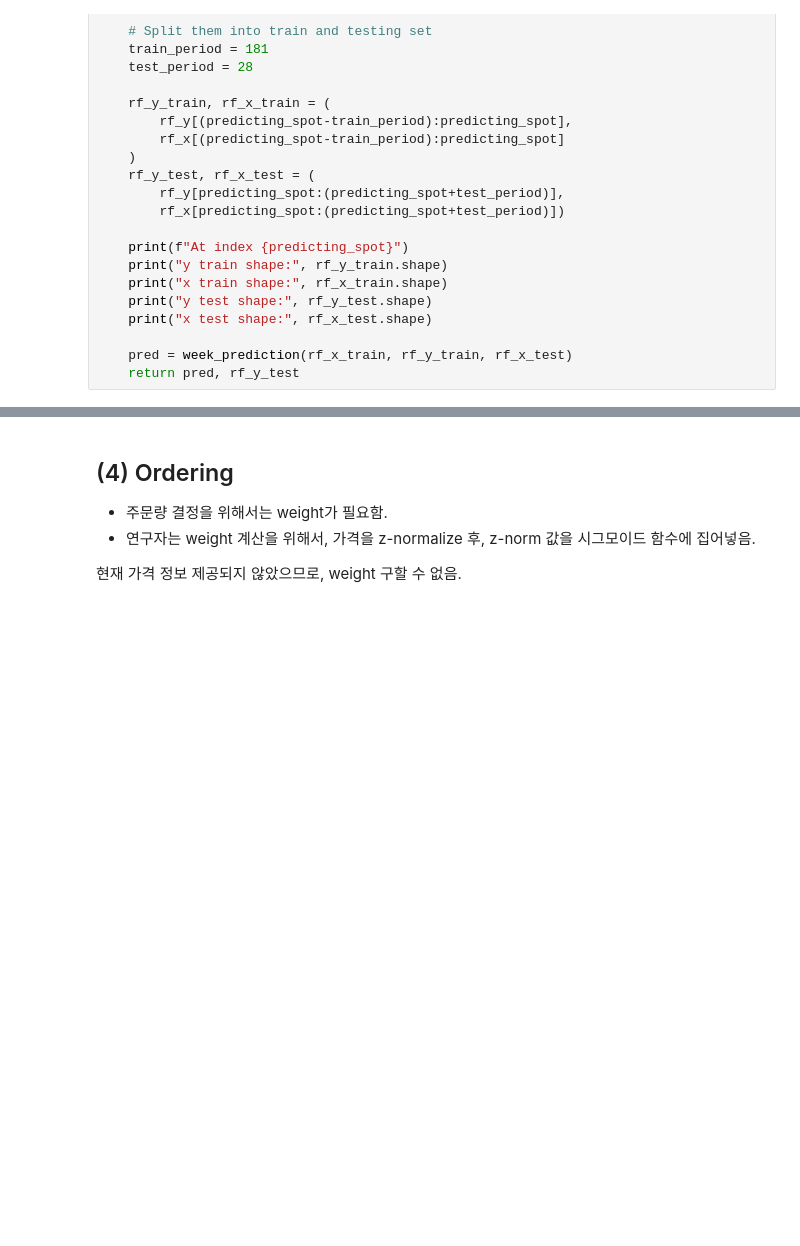
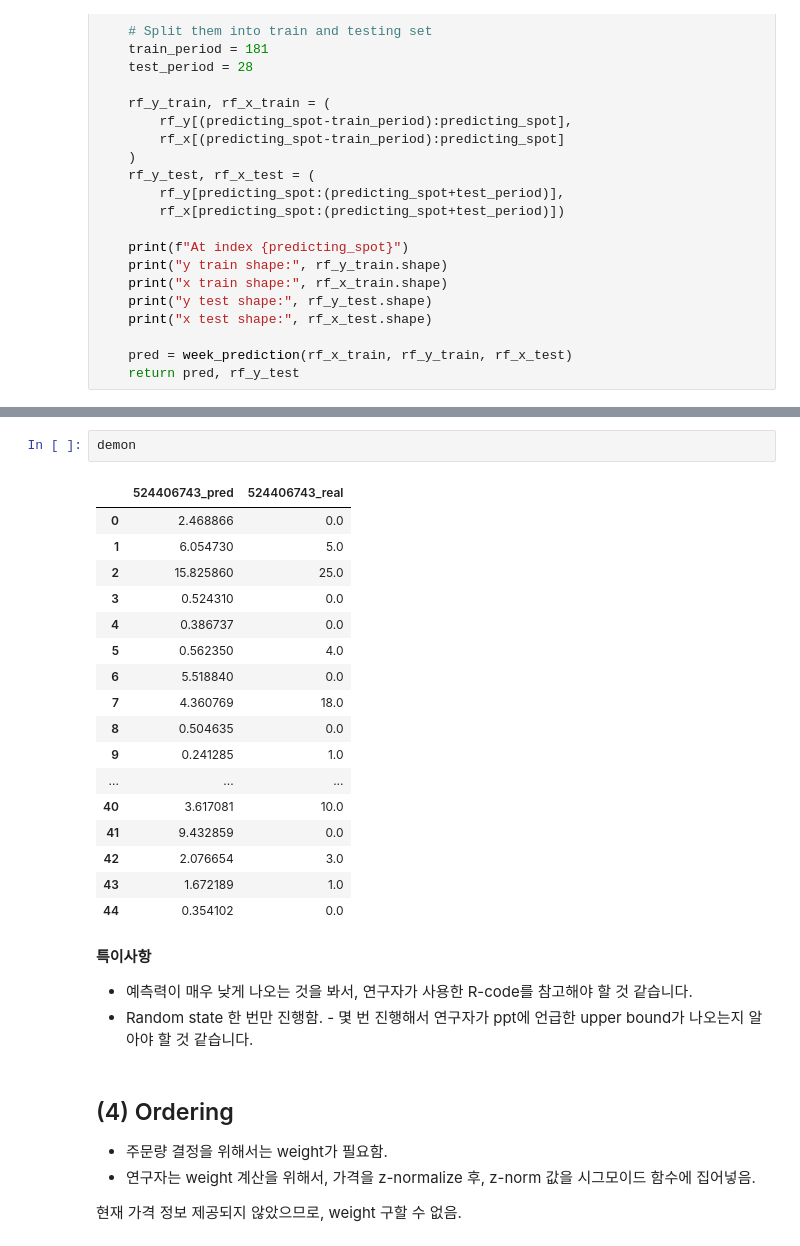
Before and after one commit to SKKUGoon/hecon23, a Jupyter notebook: present.ipynb, the cells around one changed output, grey strips where cells are left out. Drawn from its saved outputs; the diff is of its cells as text; blank space fills up the shorter version.

```diff
--- a/present.ipynb
+++ b/present.ipynb
@@ -493,3 +464,28 @@ pd.DataFrame(model_1_real)
+# %%
+demon
+# %% [output]
+|  | 524406743_pred | 524406743_real |
+| 0 | 2.468866 | 0.0 |
+| 1 | 6.054730 | 5.0 |
+| 2 | 15.825860 | 25.0 |
+| 3 | 0.524310 | 0.0 |
+| 4 | 0.386737 | 0.0 |
+| 5 | 0.562350 | 4.0 |
+| 6 | 5.518840 | 0.0 |
+| 7 | 4.360769 | 18.0 |
+| 8 | 0.504635 | 0.0 |
+| 9 | 0.241285 | 1.0 |
+| ... | ... | ... |
+| 40 | 3.617081 | 10.0 |
+| 41 | 9.432859 | 0.0 |
+| 42 | 2.076654 | 3.0 |
+| 43 | 1.672189 | 1.0 |
+| 44 | 0.354102 | 0.0 |
+# %% [markdown]
+<b>특이사항</b>
+
+* 예측력이 매우 낮게 나오는 것을 봐서, 연구자가 사용한 R-code를 참고해야 할 것 같습니다.
+* Random state 한 번만 진행함. - 몇 번 진행해서 연구자가 ppt에 언급한 upper bound가 나오는지 알아야 할 것 같습니다.
 # %% [markdown]
 ## (4) Ordering
 
```
Also changed, not shown: parts of 5 cells of this notebook.
